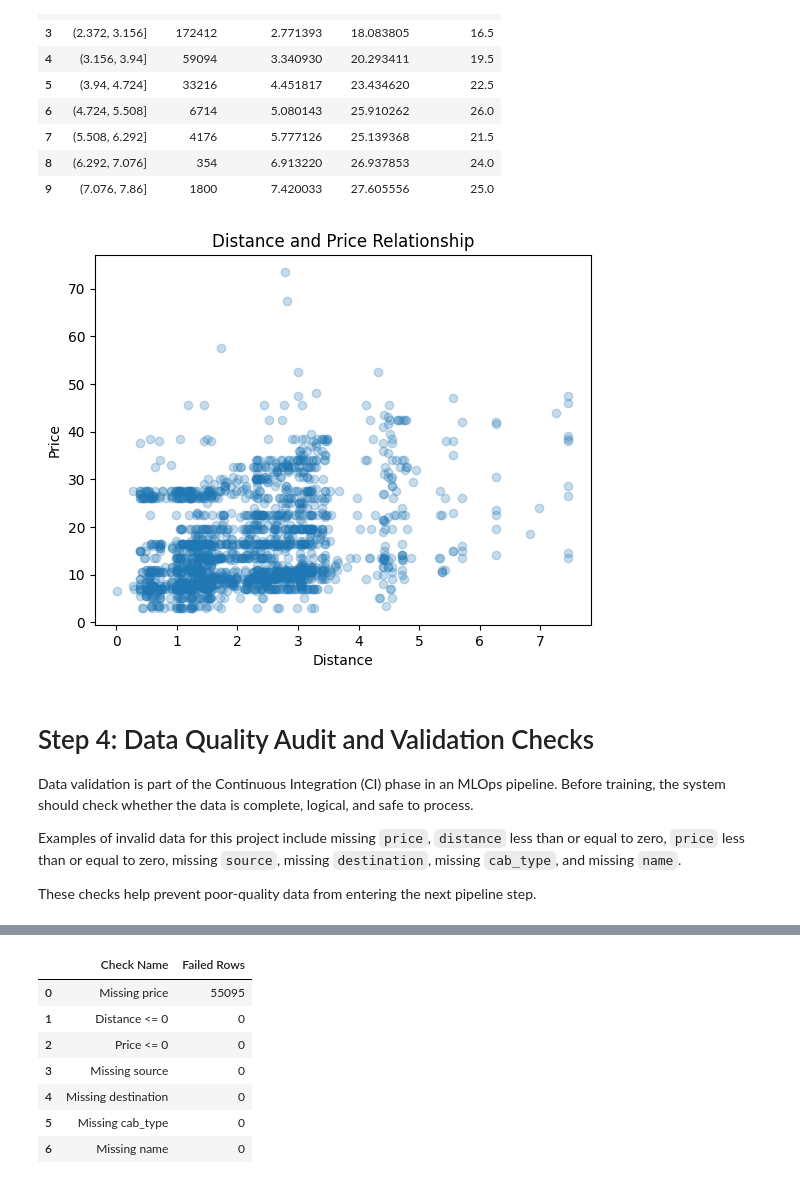
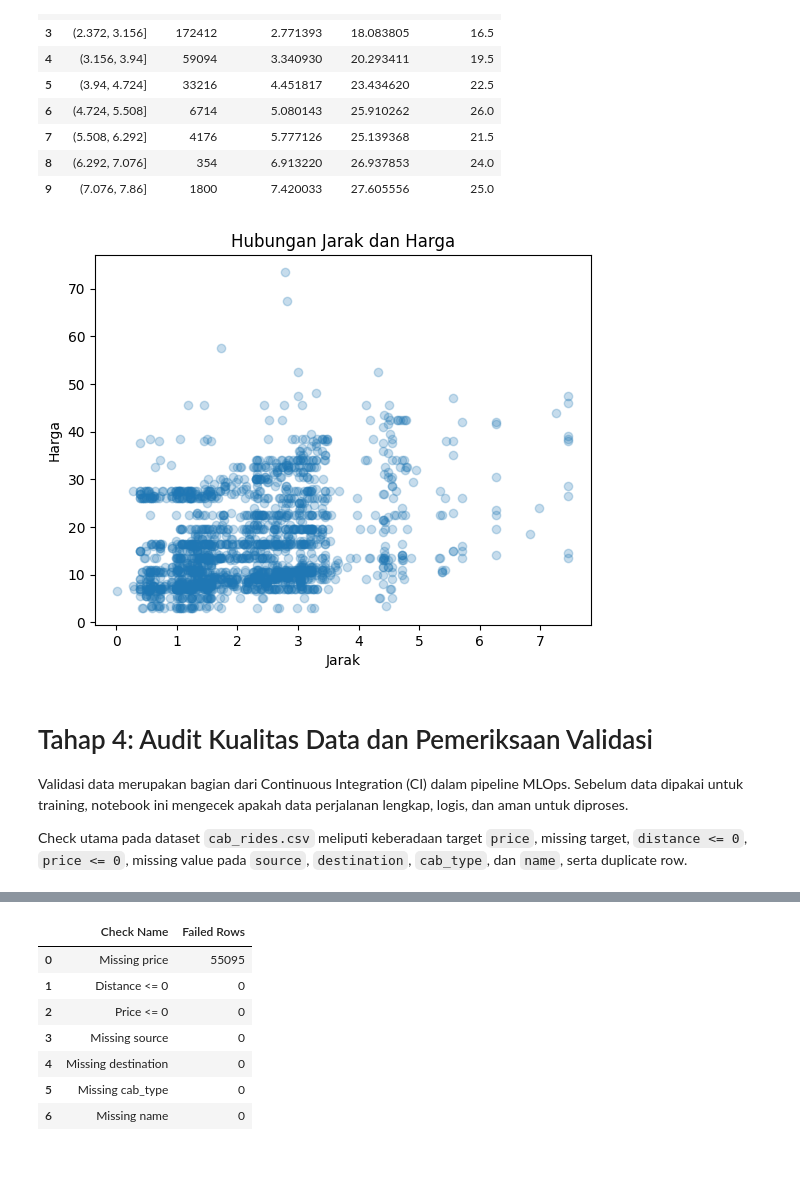
Before and after one commit to destadrns/MLOps-Tarif-Transportasi-Online, a Jupyter notebook: notebooks/01_data_understanding.ipynb, the cells around one changed output, grey strips where cells are left out. Cells and saved outputs as stored; diff of their text form; code cells hidden in the pictures.

Commit message:
Clean MLOps assignment project structure

```diff
--- a/notebooks/01_data_understanding.ipynb
+++ b/notebooks/01_data_understanding.ipynb
@@ -395,19 +317,17 @@ display(distance_price_summary)
 # %%
 plot_sample = valid_price_distance.sample(n=min(2000, len(valid_price_distance)), random_state=42)
 
 plt.scatter(plot_sample["distance"], plot_sample["price"], alpha=0.25)
-plt.title("Distance and Price Relationship")
-plt.xlabel("Distance")
-plt.ylabel("Price")
+plt.title("Hubungan Jarak dan Harga")
+plt.xlabel("Jarak")
+plt.ylabel("Harga")
 plt.show()
 # %% [output]
-[figure, old version]
+[figure, new version]
 # %% [markdown]
-# Step 4: Data Quality Audit and Validation Checks
+# Tahap 4: Audit Kualitas Data dan Pemeriksaan Validasi
 
-Data validation is part of the Continuous Integration (CI) phase in an MLOps pipeline. Before training, the system should check whether the data is complete, logical, and safe to process.
+Validasi data merupakan bagian dari Continuous Integration (CI) dalam pipeline MLOps. Sebelum data dipakai untuk training, notebook ini mengecek apakah data perjalanan lengkap, logis, dan aman untuk diproses.
 
-Examples of invalid data for this project include missing `price`, `distance` less than or equal to zero, `price` less than or equal to zero, missing `source`, missing `destination`, missing `cab_type`, and missing `name`.
-
-These checks help prevent poor-quality data from entering the next pipeline step.
+Check utama pada dataset `cab_rides.csv` meliputi keberadaan target `price`, missing target, `distance <= 0`, `price <= 0`, missing value pada `source`, `destination`, `cab_type`, dan `name`, serta duplicate row.
 # %%
```
Also changed, not shown: parts of 21 cells of this notebook, 28 other files.
